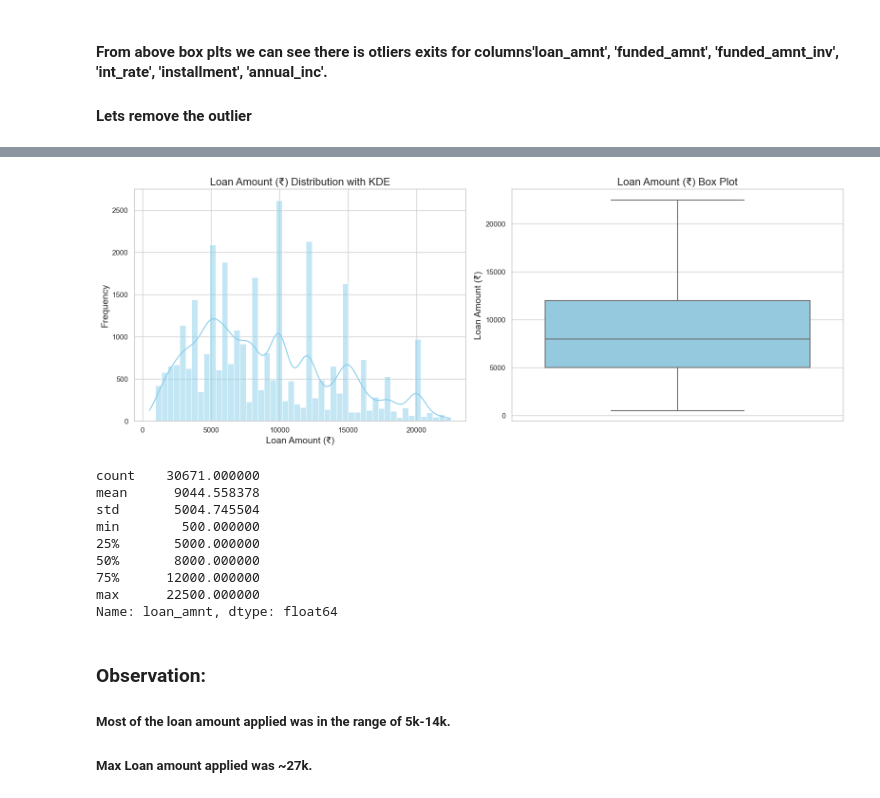
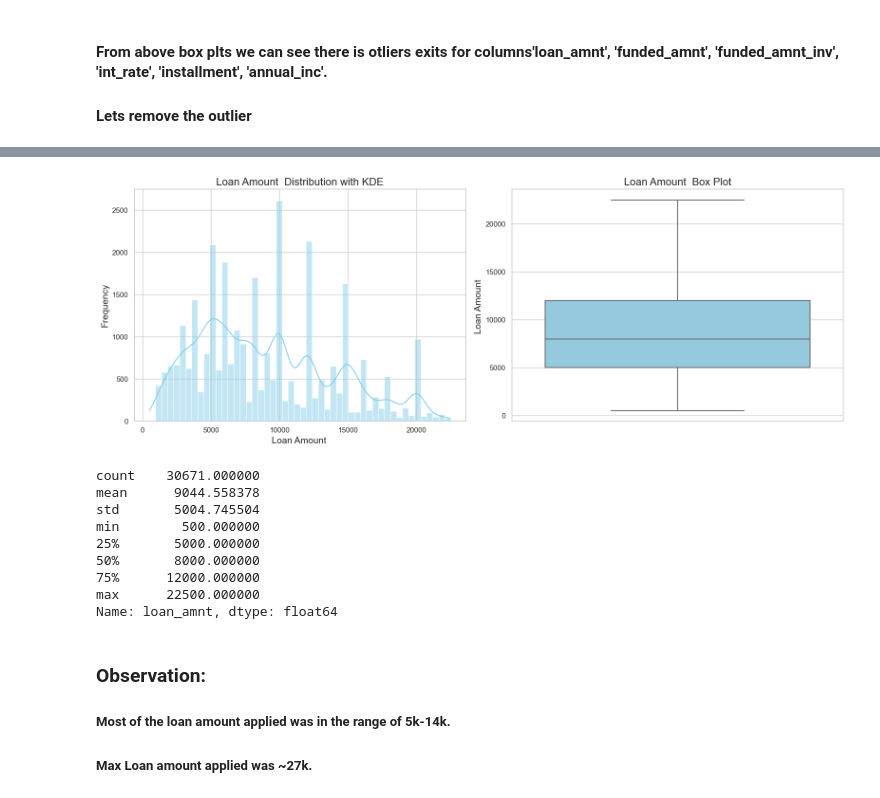
Before and after one commit to chandansharma10698/LendingClubCaseStudy, a Jupyter notebook: chandan_sharma_brk.ipynb, the cells around one changed output, grey strips where cells are left out. Saved outputs shown, nothing was run; the diff lists cells and outputs as text; code cells hidden in the pictures.

```diff
--- a/chandan_sharma_brk.ipynb
+++ b/chandan_sharma_brk.ipynb
@@ -727,13 +727,13 @@ plot_multiple_boxplots(df_Loan, columns_to_plot)
 
 # Assuming column_titles is a dictionary containing titles for the columns
 column_titles = {
-    'loan_amnt': 'Loan Amount (₹)',
-    'funded_amnt': 'Funded Amount (₹)',
-    'funded_amnt_inv': 'Funded Amount (Invested) (₹)',
-    'annual_inc': 'Annual Income (₹)',
+    'loan_amnt': 'Loan Amount',
+    'funded_amnt': 'Funded Amount',
+    'funded_amnt_inv': 'Funded Amount (Invested)',
+    'annual_inc': 'Annual Income',
     'int_rate': 'Interest Rate (%)',
     'dti': 'Debt-to-Income Ratio',
-    'installment': 'Installment (₹)'
+    'installment': 'Installment'
     # Add other column titles if needed
 }
 
@@ -789,12 +789,12 @@ for column in columns_to_plot:
 # %%
 column_titles = {
-    'loan_amnt': 'Loan Amount (₹)',
-    'funded_amnt': 'Funded Amount (₹)',
-    'funded_amnt_inv': 'Funded Amount (Invested) (₹)',
-    'annual_inc': 'Annual Income (₹)',
+    'loan_amnt': 'Loan Amount ',
+    'funded_amnt': 'Funded Amount ',
+    'funded_amnt_inv': 'Funded Amount (Invested) ',
+    'annual_inc': 'Annual Income ',
     'int_rate': 'Interest Rate (%)',
     'dti': 'Debt-to-Income Ratio',
-    'installment': 'Installment (₹)'
+    'installment': 'Installment '
     # Add other column titles if needed
 }
 
@@ -815,34 +815,34 @@ outliers_columns_set2 = ['int_rate', 'installment', 'annual_inc']
 
 df_Loan = remove_outliers_iqr(df_Loan, outliers_columns_set1, 1.5)
 df_Loan = remove_outliers_iqr(df_Loan, outliers_columns_set2, 1.5)
 
 # Function to plot a histogram with KDE and a box plot for a given column
 def plot_digram(df, column):
     fig, axes = plot.subplots(1, 2, figsize=(16, 6))
 
     # Plot histogram with KDE
     sns.histplot(df.loc[df[column].notnull(), column], kde=True, ax=axes[0], color="skyblue")
     axes[0].set_title(f'{column_titles.get(column, column)} Distribution with KDE', fontsize=16)
     axes[0].set_xlabel(column_titles.get(column, column), fontsize=14)
     axes[0].set_ylabel('Frequency', fontsize=14)
 
     # Plot boxplot
     sns.boxplot(y=df[column], ax=axes[1], color="skyblue")
     axes[1].set_title(f'{column_titles.get(column, column)} Box Plot', fontsize=16)
     axes[1].set_xlabel('')
     axes[1].set_ylabel(column_titles.get(column, column), fontsize=14)
 
     plot.tight_layout()
     plot.show()
 
 # Usage
 plot_digram(df_Loan, 'loan_amnt')
 
 # Print and format the description of the Loan Amount
 description = df_Loan['loan_amnt'].describe()
 print(description)
 # %% [output]
-[figure, old version]
+[figure, new version]
 count    30671.000000
 mean      9044.558378
 std       5004.745504
```
Also changed, not shown: parts of 13 cells of this notebook.
